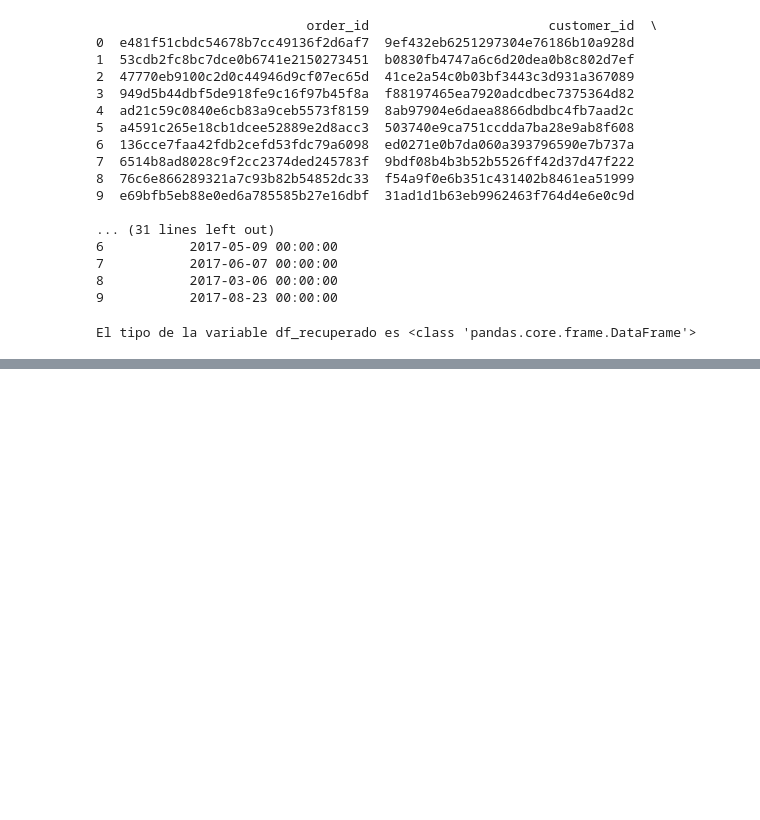
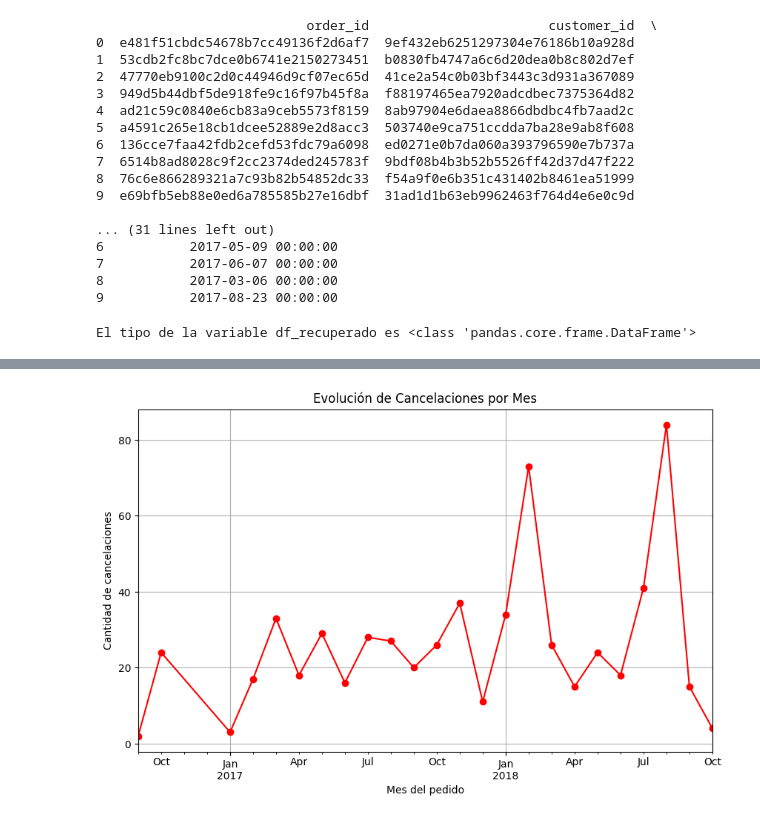
Before and after one commit to pablodelCN/DataAnalysisPractices, a Jupyter notebook: olis_sells/pandas_1.ipynb, the cells around one changed output, grey strips where cells are left out. Drawn from its saved outputs; the diff is of its cells as text; code cells hidden in the pictures; blank space fills up the shorter version.

```diff
--- a/olis_sells/pandas_1.ipynb
+++ b/olis_sells/pandas_1.ipynb
@@ -83,0 +121,7 @@ El dataframe relacionado a las entregas entregadas cuenta con 96478 filas
+# %%
+print('Antes de hacer datetime', df_recuperado['order_purchase_timestamp'])
+df_recuperado['order_purchase_timestamp'] = pd.to_datetime(df_recuperado['order_purchase_timestamp'])
+print('Después de hacer datetime', df_recuperado['order_purchase_timestamp'])
+
+df_recuperado['año_mes']=df_recuperado['order_purchase_timestamp'].dt.to_period('M')
+print(df_recuperado['año_mes'].value_counts())
@@ -83,0 +146,5 @@ El dataframe relacionado a las entregas entregadas cuenta con 96478 filas
+# %%
+cancelados = df_recuperado[df_recuperado['order_status'] == 'canceled']
+
+cancelaciones_por_mes = cancelados.groupby('año_mes').size()
+print(cancelaciones_por_mes)
@@ -83,0 +169,11 @@ El dataframe relacionado a las entregas entregadas cuenta con 96478 filas
+# %%
+import matplotlib.pyplot as plt
+
+cancelaciones_por_mes.plot(kind='line', figsize=(10, 6), marker='o', color='red')
+plt.title('Evolución de Cancelaciones por Mes')
+plt.xlabel('Mes del pedido')
+plt.ylabel('Cantidad de cancelaciones')
+plt.grid(True)
+plt.show()
+# %% [output]
+[figure, added]
```
Also changed, not shown: parts of 7 cells of this notebook, 2 other files.
